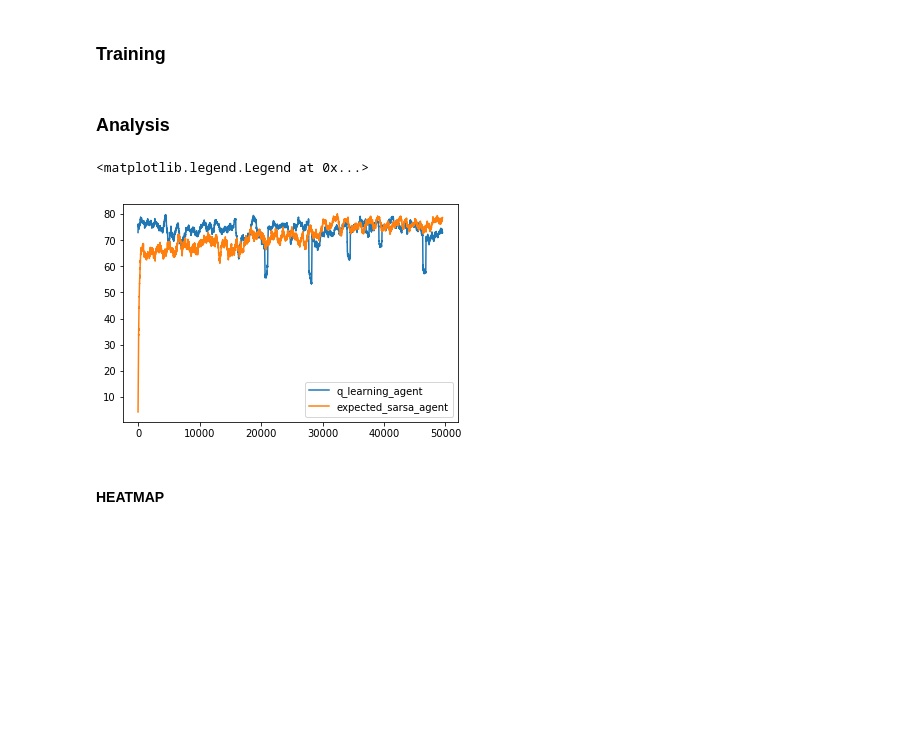
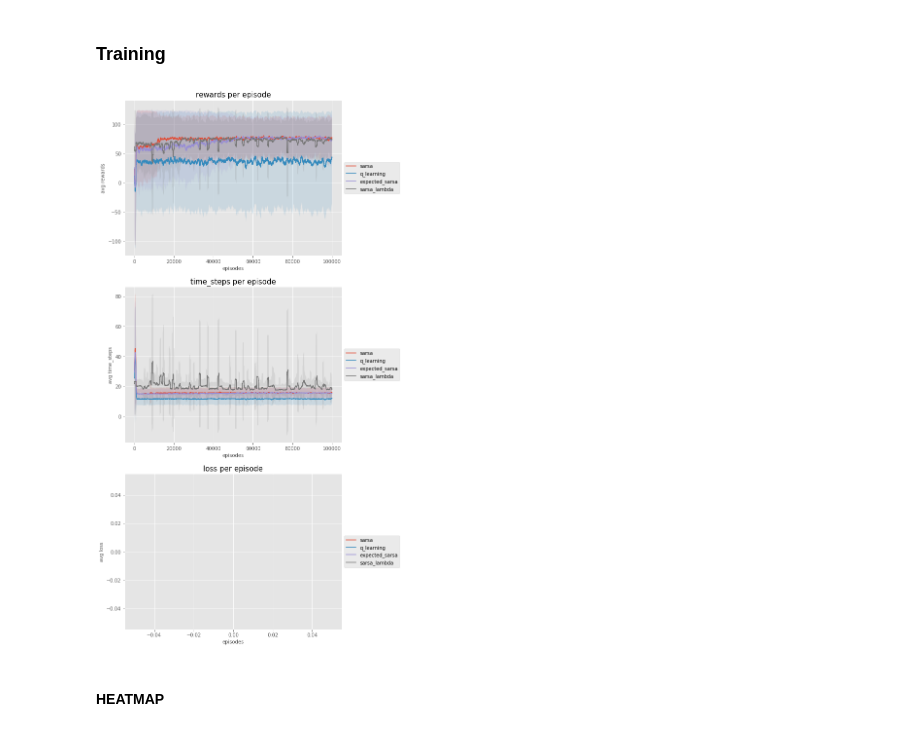
Before and after one commit to BenoitLeguay/Reinforcement_Learning_Basics, a Jupyter notebook: tabular_method/temporal_difference/Analysis with Cliffword.ipynb, the cells around one changed output. Saved outputs shown, nothing was run; the diff lists cells and outputs as text; code cells hidden in the pictures; blank space fills up the shorter version.

```diff
--- a/tabular_method/temporal_difference/Analysis with Cliffword.ipynb
+++ b/tabular_method/temporal_difference/Analysis with Cliffword.ipynb
@@ -12,6 +12,8 @@ import gym_CliffWorld
 ### Environment
 # %%
 env = gym.make('cliff_world-v0')
+seed = 12
+train_session = None
 # %% [markdown]
 ### Agent
 # %% [markdown]
@@ -56,0 +45,4 @@ expected_sarsa_agent = myagents.ExpectedSarsaAgent(agent_init)
+# %%
+if not train_session:
+    print('Train Session reset')
+    train_session = utils.TrainSession({}, env, seed)
@@ -115,2 +68,0 @@ env.close()
-# %% [markdown]
-### Analysis
@@ -123,12 +68,0 @@ for array_name, array in rewards_per_episode_per_agent_array.items():
-# %%
-for agent_name, rewards_per_episode_array in rewards_per_episode_per_agent_array.items():
-
-    rewards_per_episode_rolling_mean = utils.moving_average(rewards_per_episode_array, n=500)
-    plt.plot(range(len(rewards_per_episode_rolling_mean)),
-             rewards_per_episode_rolling_mean,
-            label=agent_name)
-
-plt.legend()
-# %% [output]
-<matplotlib.legend.Legend at 0x...>
-[figure, removed]
@@ -135,3 +73,9 @@ plt.legend()
+# %%
+train_session.train(n_episode=n_episode, graphical=graphical)
+# %%
+train_session.plot_results(window=750)
+# %% [output]
+[figure, added]
 # %% [markdown]
 #### HEATMAP
 # %%
```
Also changed, not shown: parts of 16 cells of this notebook, 23 other files.
